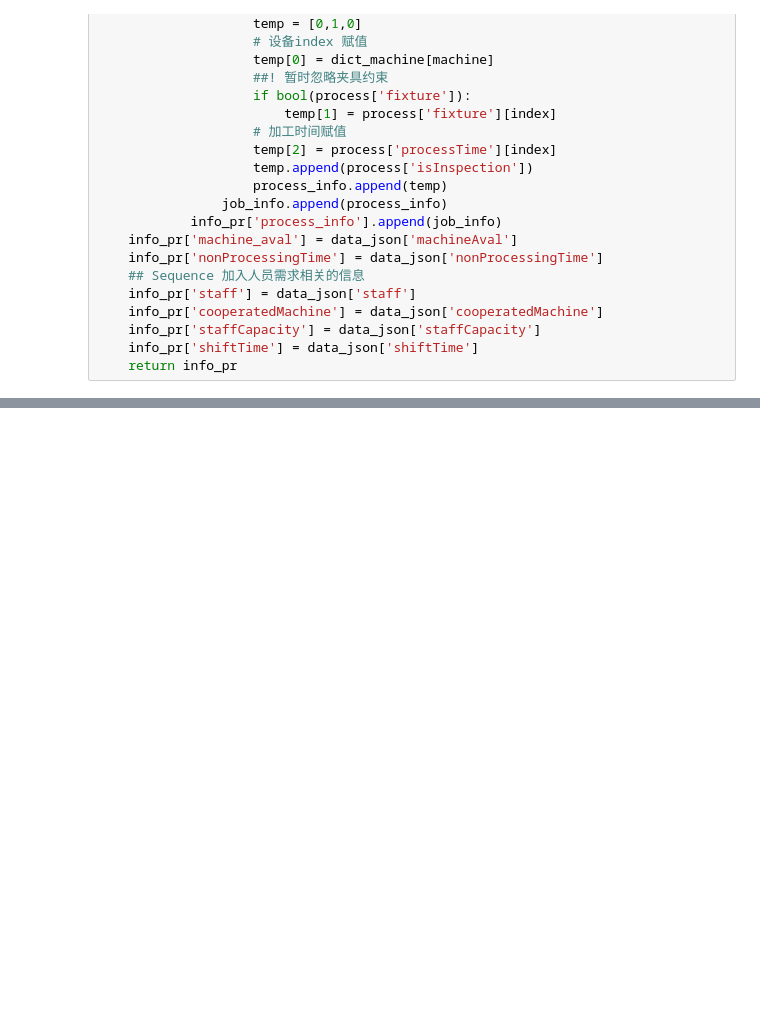
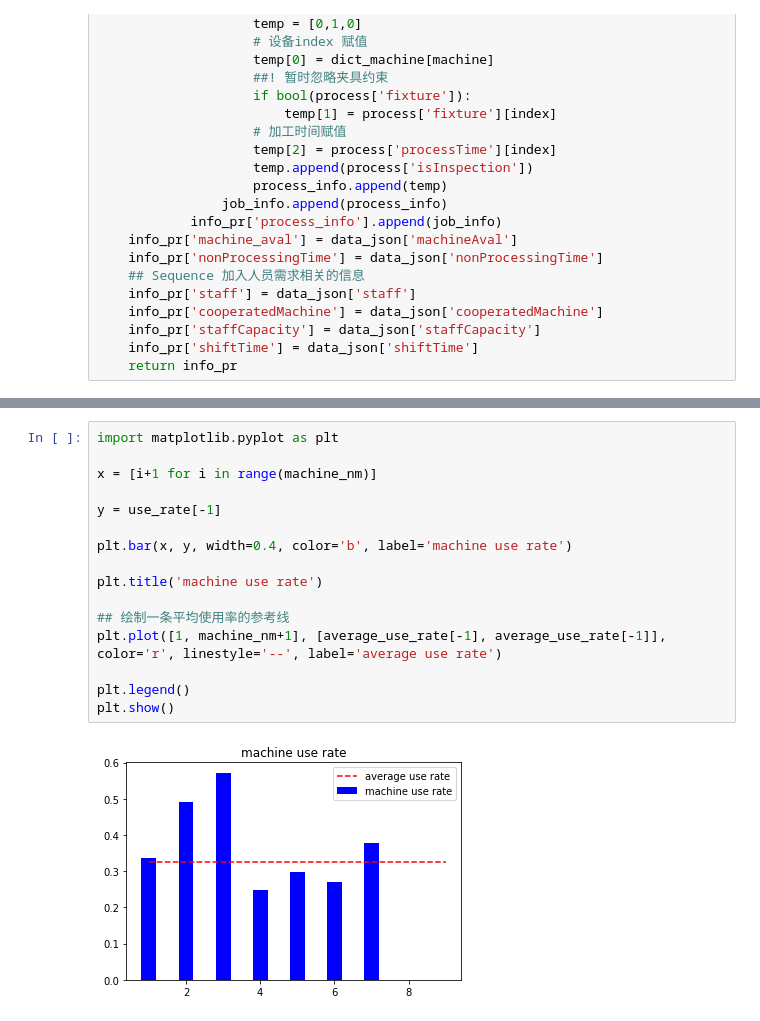
Before and after one commit to Toujours-Molin/improved_scheduling, a Jupyter notebook: modified.ipynb, the cells around one changed output, grey strips where cells are left out. Cells and saved outputs as stored; diff of their text form; blank space fills up the shorter version.

```diff
--- a/modified.ipynb
+++ b/modified.ipynb
@@ -1025,0 +1082,18 @@ print(a)
+# %%
+import matplotlib.pyplot as plt
+
+x = [i+1 for i in range(machine_nm)]
+
+y = use_rate[-1]
+
+plt.bar(x, y, width=0.4, color='b', label='machine use rate')
+
+plt.title('machine use rate')
+
+## 绘制一条平均使用率的参考线
+plt.plot([1, machine_nm+1], [average_use_rate[-1], average_use_rate[-1]], color='r', linestyle='--', label='average use rate')
+
+plt.legend()
+plt.show()
+# %% [output]
+[figure, added]
```
Also changed, not shown: parts of 10 cells of this notebook, 3 other files.
